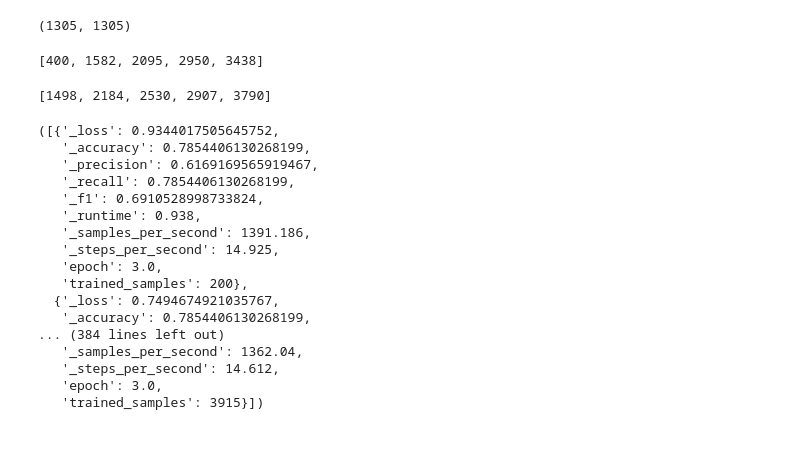
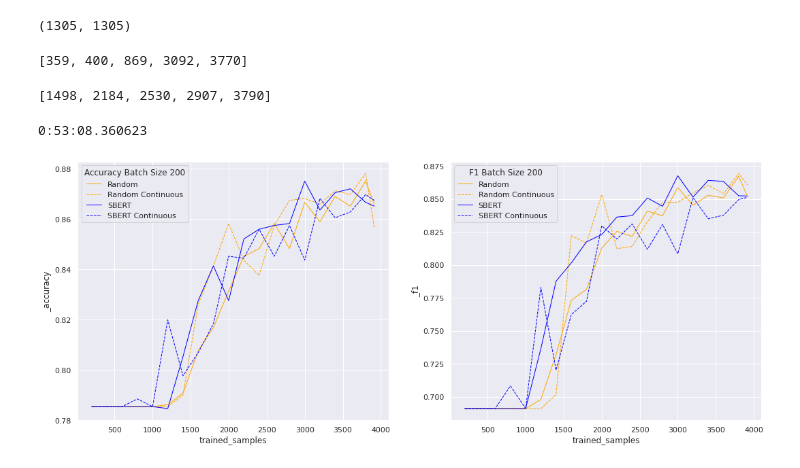
Before and after one commit to kstrassheim/active-learning-with-deep-learning-for-nlp, a Jupyter notebook: prepare.ipynb, the cells around one changed output. Cells and saved outputs as stored; diff of their text form; code cells hidden in the pictures; blank space fills up the shorter version.

Commit message:
added plots

```diff
--- a/prepare.ipynb
+++ b/prepare.ipynb
@@ -170,7 +205,7 @@ def sbert_tokenize(sentences, verbose=False, bert_model_name='all-distilroberta-
     embedding_list = model.encode(sentences, show_progress_bar=verbose)
     return embedding_list
 # %%
-def get_sbert_centroid_args(sentences, num_labels:int, bert_model_name='all-distilroberta-v1', verbose=False):
+def get_sbert_centroid_args(sentences, num_labels:int, bert_model_name='all-mpnet-base-v2', verbose=False):
     l = len(sentences)
     if l <= 0: return []
 
@@ -207,7 +242,7 @@ centroid_args = get_sbert_centroid_args(sentences=X_train, num_labels=5)
 centroid_args.sort()
 centroid_args
 # %% [output]
-[400, 1582, 2095, 2950, 3438]
+[359, 400, 869, 3092, 3770]
 # %%
 def get_random_sampling_args(embedding_list, num_labels:int, verbose=False):
     l = len(embedding_list)
@@ -255,28 +290,38 @@ def apply_active_learning(algorithm, source, source_y, batch_size=200, epochs=3,
             i = i + len(samples)
             metric["trained_samples"] = len(samples)
         res.append(metric)
-    return res
+    return pd.DataFrame(res)
+# %%
+import matplotlib.pyplot as plt
+import seaborn as sns
+sns.set()
+
+def print_plot(res_rand, res_rand_continuous, res_sbert, res_sbert_continuous, title="Experiments"):
+    fig, ax =plt.subplots(1,2, figsize=(18,7))
+    sns.lineplot(data=res_rand, x = "trained_samples" ,y = "_accuracy",  color='orange', linewidth=1, ax = ax[0])
+    sns.lineplot(data=res_rand_continuous, x = "trained_samples" ,y = "_accuracy",  color='orange',linestyle='--', linewidth=1, ax = ax[0])
+    sns.lineplot(data=res_sbert, x = "trained_samples" ,y = "_accuracy",  color='blue', linewidth=1, ax = ax[0])
+    sns.lineplot(data=res_sbert_continuous, x = "trained_samples" ,y = "_accuracy",  color='blue',linestyle='--', linewidth=1, ax = ax[0])
+
+    sns.lineplot(data=res_rand, x = "trained_samples" ,y = "_f1",  color='orange', linewidth=1, ax = ax[1])
+    sns.lineplot(data=res_rand_continuous, x = "trained_samples" ,y = "_f1",  color='orange',linestyle='--', linewidth=1, ax = ax[1])
+    sns.lineplot(data=res_sbert, x = "trained_samples" ,y = "_f1",  color='blue', linewidth=1, ax = ax[1])
+    sns.lineplot(data=res_sbert_continuous, x = "trained_samples" ,y = "_f1",  color='blue',linestyle='--', linewidth=1, ax = ax[1])
+    ax[0].legend(labels=["Random","Random Continuous", "SBERT","SBERT Continuous"], title = "Accuracy " + title)
+    ax[1].legend(labels=["Random","Random Continuous", "SBERT","SBERT Continuous"], title = "F1 " + title)
+    fig.show()
+# libs for time measurement
+from timeit import default_timer as timer
+from datetime import timedelta
 # %%
-res_rand = apply_active_learning(get_random_sampling_args, X_train, y_train)
-res_rand_continuous = apply_active_learning(get_random_sampling_args, X_train, y_train, continuous_mode=True)
-#res_centr = apply_active_learning(get_sbert_centroid_args, X_train, y_train)
-res_rand, res_rand_continuous
+start_200 = timer()
+res_rand_200 = apply_active_learning(get_random_sampling_args, X_train, y_train, batch_size=200)
+res_rand_continuous_200 = apply_active_learning(get_random_sampling_args, X_train, y_train, batch_size=200, continuous_mode=True)
+res_sbert_200 = apply_active_learning(get_sbert_centroid_args, X_train, y_train, batch_size=200)
+res_sbert_continuous_200 = apply_active_learning(get_sbert_centroid_args, X_train, y_train, batch_size=200, continuous_mode=True)
+print(timedelta(seconds=timer()-start_200))
+print_plot(res_rand_200, res_rand_continuous_200, res_sbert_200, res_sbert_continuous_200, title="Batch Size 200")
 # %% [output]
-([{'_loss': 0.9344017505645752,
-   '_accuracy': 0.7854406130268199,
-   '_precision': 0.6169169565919467,
-   '_recall': 0.7854406130268199,
-   '_f1': 0.6910528998733824,
-   '_runtime': 0.938,
-   '_samples_per_second': 1391.186,
-   '_steps_per_second': 14.925,
-   'epoch': 3.0,
-   'trained_samples': 200},
-  {'_loss': 0.7494674921035767,
-   '_accuracy': 0.7854406130268199,
-... (384 lines left out)
-   '_samples_per_second': 1362.04,
-   '_steps_per_second': 14.612,
-   'epoch': 3.0,
-   'trained_samples': 3915}])
+0:53:08.360623
+[figure, added]
 # %%
```
Also changed, not shown: parts of 4 cells of this notebook.
